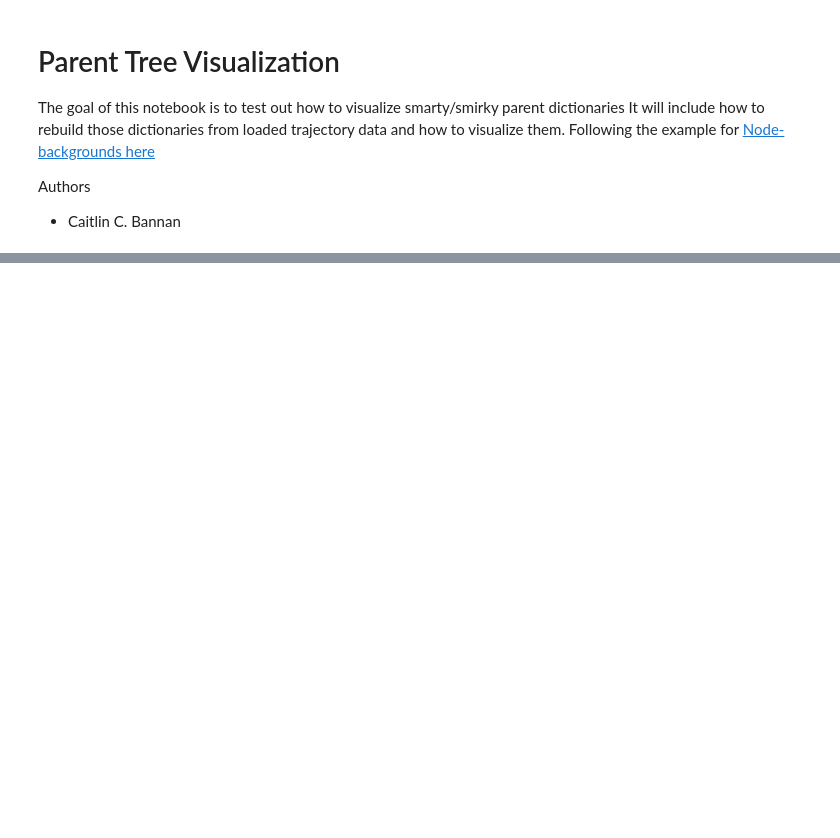
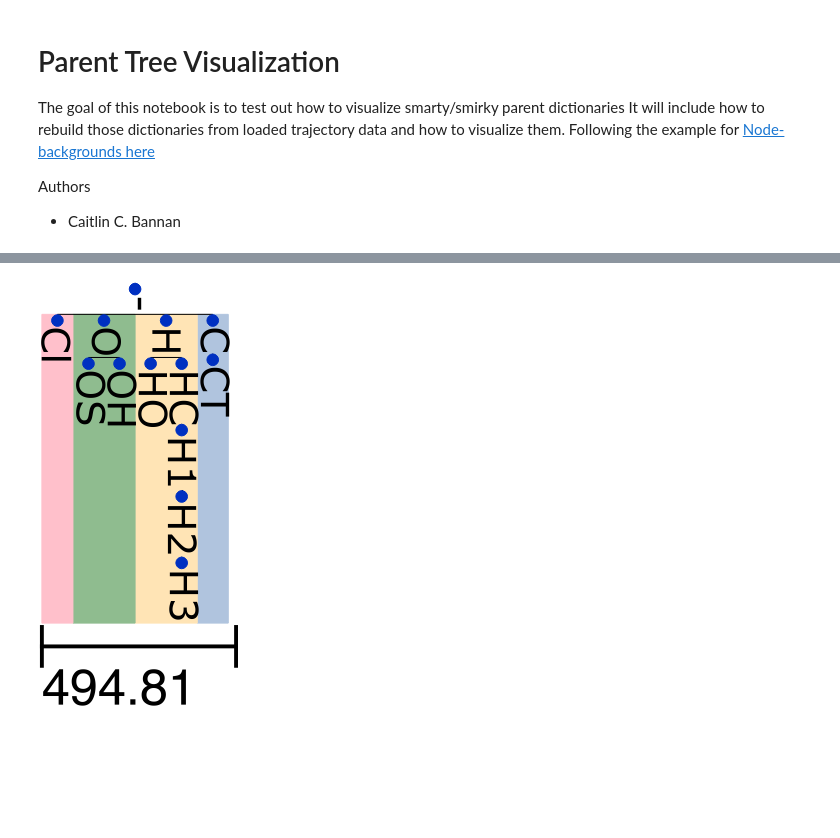
Before and after one commit to openforcefield/openff-toolkit, a Jupyter notebook: utilities/hierarchy_visualiztion/Visualizing_Parent_Hierarchy.ipynb, the cells around one changed output, grey strips where cells are left out. Saved outputs shown, nothing was run; the diff lists cells and outputs as text; code cells hidden in the pictures; blank space fills up the shorter version.

```diff
--- a/utilities/hierarchy_visualiztion/Visualizing_Parent_Hierarchy.ipynb
+++ b/utilities/hierarchy_visualiztion/Visualizing_Parent_Hierarchy.ipynb
@@ -86,0 +128,6 @@ ts.root_opening_factor = 1
+# %%
+ts.mode = "r"
+ts.rotation = 90
+root.render("%%inline", tree_style=ts, w=200)
+# %% [output]
+[figure, added]
```
Also changed, not shown: parts of 7 cells of this notebook.
